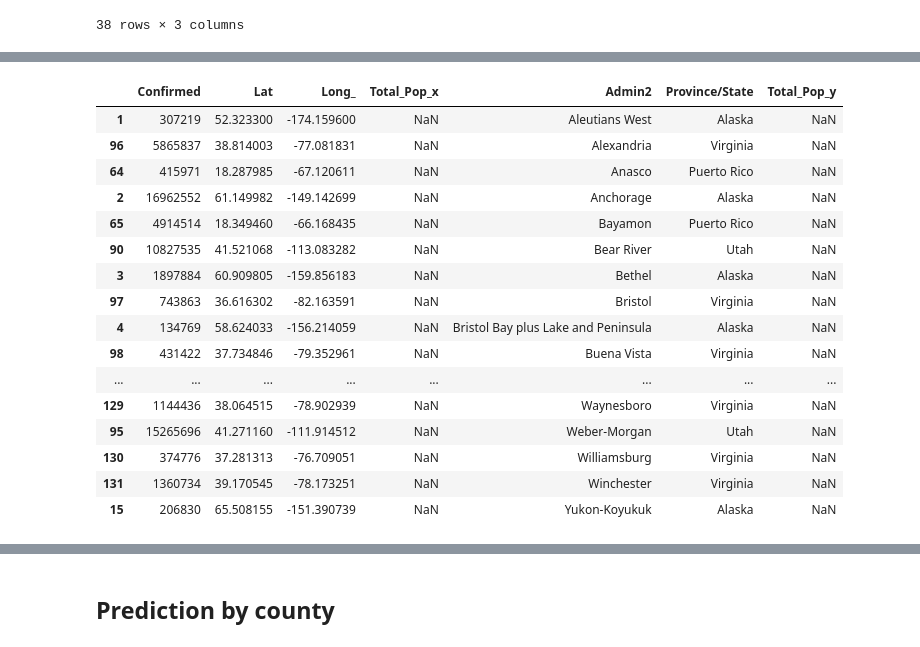
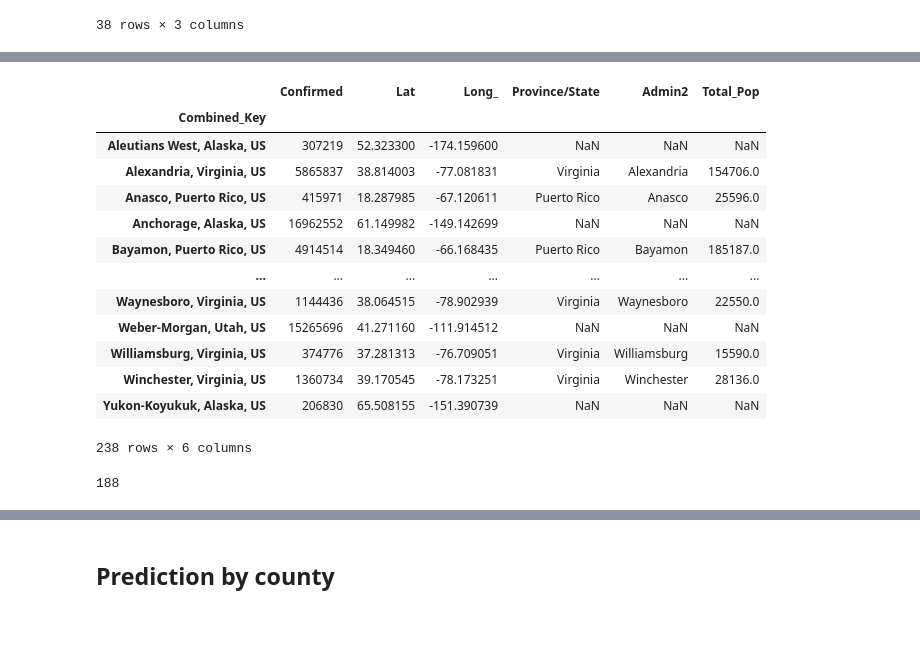
Before and after one commit to asullivan42/COVID_Bubble_Estimator, a Jupyter notebook: Regression_Analysis.ipynb, the cells around one changed output, grey strips where cells are left out. Saved outputs shown, nothing was run; the diff lists cells and outputs as text; code cells hidden in the pictures.

Commit message:
Updated missing population data from Virginia, Washington DC and Puerto Rico
Still have a few more un-incorporated areas or missing county population data to find.

```diff
--- a/Regression_Analysis.ipynb
+++ b/Regression_Analysis.ipynb
@@ -768,6 +657,12 @@ virginia_independants[['Province/State','Admin2','Total_Pop']]
 # %%
 Puerto_Rico.rename(columns={'Name':'Admin2','Population (2020)[3]':'Total_Pop'}, inplace=True)
 Puerto_Rico['Province/State']='Puerto Rico'
+# Need to use Aski Folding to get rid of latin alphabet and replace it with english one
+PR=[]
+for n in Puerto_Rico['Admin2']:
+    PR.append(fold(n))
+Puerto_Rico['Admin2']=PR
+
 Puerto_Rico[['Province/State','Admin2','Total_Pop']]
 # %% [output]
 |  | Province/State | Admin2 | Total_Pop |
@@ -802,0 +706,3 @@ independants
+# %%
+independants['Combined_Key']=independants['Admin2']+', '+ independants['Province/State'] +', '+ 'US'
+independants
@@ -803,21 +727,26 @@ independants
+# %%
+# Setting the index to merge on
+independants.set_index('Combined_Key', inplace=True)
+missing.set_index('Combined_Key', inplace=True)
+# %%
+# Need to drop the empty column so I don't get duplicates
+missing.drop('Total_Pop',axis=1, inplace=True)
 # %%
-pd.set_option('display.max_rows', None)
-pd.merge(missing, independants, left_on=['Province/State','Admin2'], right_on=['Province/State','Admin2'], how='left').sort_values('Admin2')
+pd.set_option('display.max_rows', 10)
+found=pd.merge(missing, independants, how='left', left_index=True, right_index=True).sort_index()
+found
 # %% [output]
-|  | Confirmed | Lat | Long_ | Total_Pop_x | Admin2 | Province/State | Total_Pop_y |
-| 1 | 307219 | 52.323300 | -174.159600 | NaN | Aleutians West | Alaska | NaN |
-| 96 | 5865837 | 38.814003 | -77.081831 | NaN | Alexandria | Virginia | NaN |
-| 64 | 415971 | 18.287985 | -67.120611 | NaN | Anasco | Puerto Rico | NaN |
-| 2 | 16962552 | 61.149982 | -149.142699 | NaN | Anchorage | Alaska | NaN |
-| 65 | 4914514 | 18.349460 | -66.168435 | NaN | Bayamon | Puerto Rico | NaN |
-| 90 | 10827535 | 41.521068 | -113.083282 | NaN | Bear River | Utah | NaN |
-| 3 | 1897884 | 60.909805 | -159.856183 | NaN | Bethel | Alaska | NaN |
-| 97 | 743863 | 36.616302 | -82.163591 | NaN | Bristol | Virginia | NaN |
-| 4 | 134769 | 58.624033 | -156.214059 | NaN | Bristol Bay plus Lake and Peninsula | Alaska | NaN |
-| 98 | 431422 | 37.734846 | -79.352961 | NaN | Buena Vista | Virginia | NaN |
-| ... | ... | ... | ... | ... | ... | ... | ... |
-| 129 | 1144436 | 38.064515 | -78.902939 | NaN | Waynesboro | Virginia | NaN |
-| 95 | 15265696 | 41.271160 | -111.914512 | NaN | Weber-Morgan | Utah | NaN |
-| 130 | 374776 | 37.281313 | -76.709051 | NaN | Williamsburg | Virginia | NaN |
-| 131 | 1360734 | 39.170545 | -78.173251 | NaN | Winchester | Virginia | NaN |
-| 15 | 206830 | 65.508155 | -151.390739 | NaN | Yukon-Koyukuk | Alaska | NaN |
+|  | Confirmed | Lat | Long_ | Province/State | Admin2 | Total_Pop |
+| Combined_Key |  |  |  |  |  |  |
+| Aleutians West, Alaska, US | 307219 | 52.323300 | -174.159600 | NaN | NaN | NaN |
+| Alexandria, Virginia, US | 5865837 | 38.814003 | -77.081831 | Virginia | Alexandria | 154706.0 |
+| Anasco, Puerto Rico, US | 415971 | 18.287985 | -67.120611 | Puerto Rico | Anasco | 25596.0 |
+| Anchorage, Alaska, US | 16962552 | 61.149982 | -149.142699 | NaN | NaN | NaN |
+| Bayamon, Puerto Rico, US | 4914514 | 18.349460 | -66.168435 | Puerto Rico | Bayamon | 185187.0 |
+| ... | ... | ... | ... | ... | ... | ... |
+| Waynesboro, Virginia, US | 1144436 | 38.064515 | -78.902939 | Virginia | Waynesboro | 22550.0 |
+| Weber-Morgan, Utah, US | 15265696 | 41.271160 | -111.914512 | NaN | NaN | NaN |
+| Williamsburg, Virginia, US | 374776 | 37.281313 | -76.709051 | Virginia | Williamsburg | 15590.0 |
+| Winchester, Virginia, US | 1360734 | 39.170545 | -78.173251 | Virginia | Winchester | 28136.0 |
+| Yukon-Koyukuk, Alaska, US | 206830 | 65.508155 | -151.390739 | NaN | NaN | NaN |
+238 rows × 6 columns
@@ -823,0 +758,4 @@ pd.merge(missing, independants, left_on=['Province/State','Admin2'], right_on=['
+# %%
+df2['Total_Pop'].isna().sum()
+# %% [output]
+188
```
Also changed, not shown: parts of 58 cells of this notebook.
